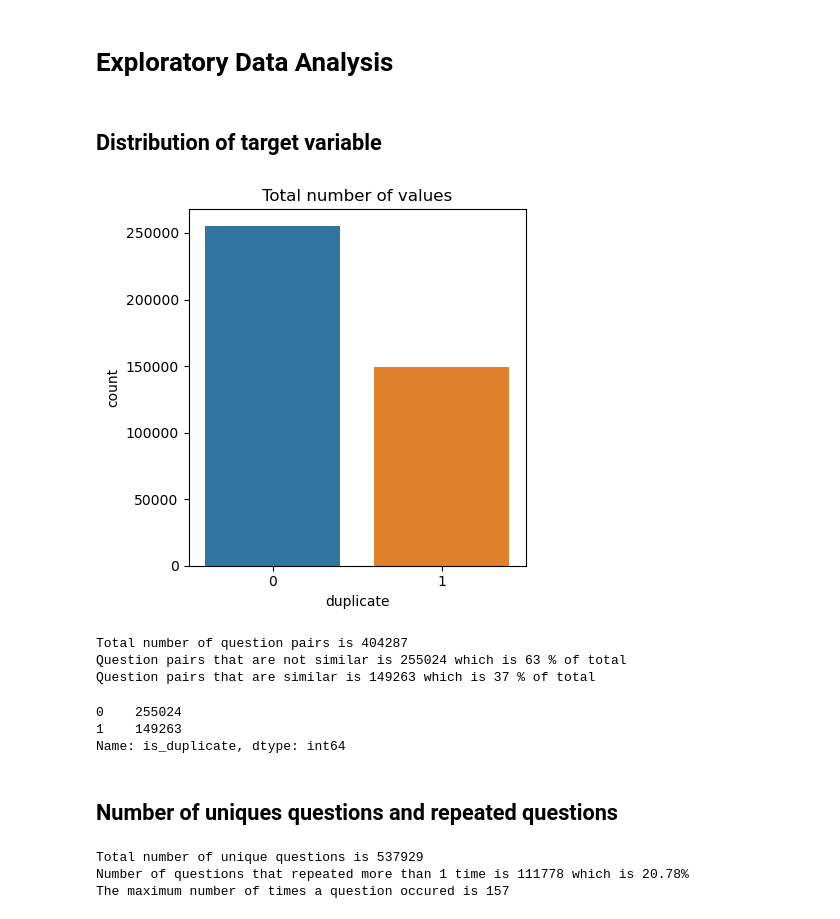
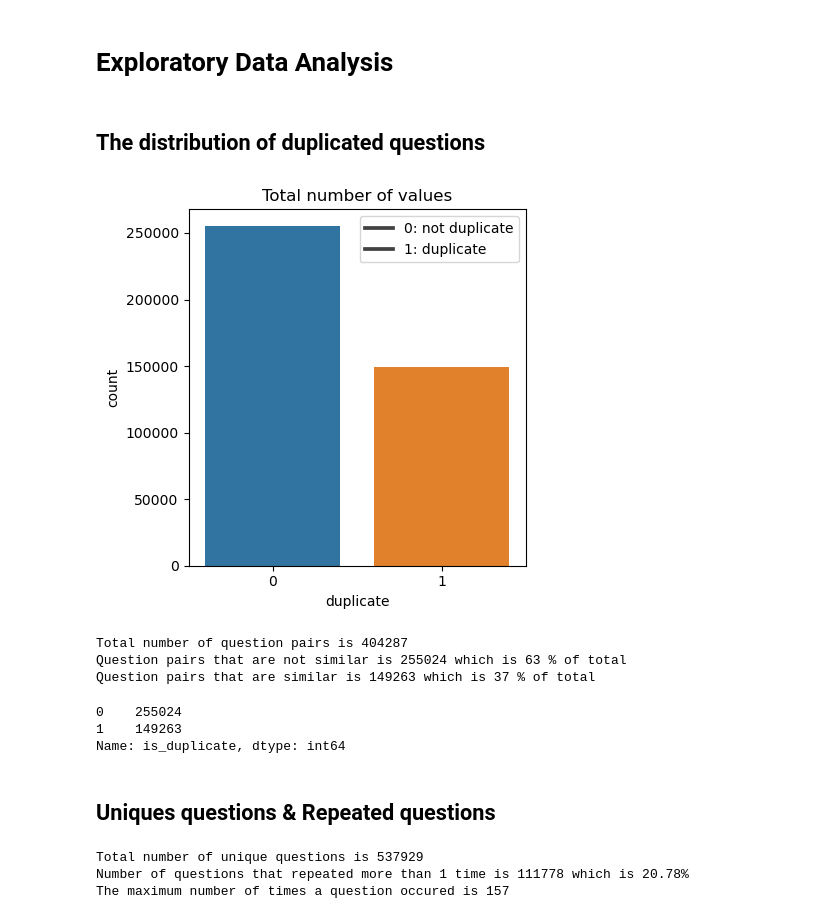
Before and after one commit to Vinnieassaulter/DataAnalytics, a Jupyter notebook: Quora-question-pair-similarity/data_description.ipynb, the cells around one changed output. Saved outputs shown, nothing was run; the diff lists cells and outputs as text; code cells hidden in the pictures.

```diff
--- a/Quora-question-pair-similarity/data_description.ipynb
+++ b/Quora-question-pair-similarity/data_description.ipynb
@@ -57,25 +57,26 @@ data.shape
 (404287, 6)
 # %% [markdown]
 # Exploratory Data Analysis
-# %% [markdown]
-## Distribution of target variable
+# %% [markdown]
+## The distribution of duplicated questions
 # %%
 # plotting the number of duplicate pairs and different pairs
 plt.figure(figsize=(4.5,4.5))
 ct = data['is_duplicate'].value_counts() # create a dictionary to count different values of 'is_duplicate' column
 sns.barplot(x=ct.index,y=ct.values)
 plt.title('Total number of values')
 plt.xlabel('duplicate')
 plt.ylabel('count')
+plt.legend(['0: not duplicate', '1: duplicate'])
 plt.tight_layout()
 plt.savefig(os.path.join(fig_folder, 'duplicate.png'), dpi=450)
 plt.show()
 
 print('Total number of question pairs is {}'.format(len(data.id.values)))
 print('Question pairs that are not similar is {} which is {} % of total'.format(ct[0],round((ct[0]/(ct[1]+ct[0])*100)),2))
 print('Question pairs that are similar is {} which is {} % of total'.format(ct[1],round((ct[1]/(ct[1]+ct[0])*100)),2))
 # %% [output]
-[figure, old version]
+[figure, new version]
 Total number of question pairs is 404287
 Question pairs that are not similar is 255024 which is 63 % of total
 Question pairs that are similar is 149263 which is 37 % of total
@@ -86,7 +87,7 @@ ct
 1    149263
 Name: is_duplicate, dtype: int64
 # %% [markdown]
-## Number of uniques questions and repeated questions
+## Uniques questions & Repeated questions
 # %%
 qids = pd.Series(data.qid2.tolist() + data.qid1.tolist()) # create a series of all the question ids
 uniq = len(np.unique(qids)) # find the number of unique question ids
```
Also changed, not shown: parts of 10 cells of this notebook, 4 other files.
